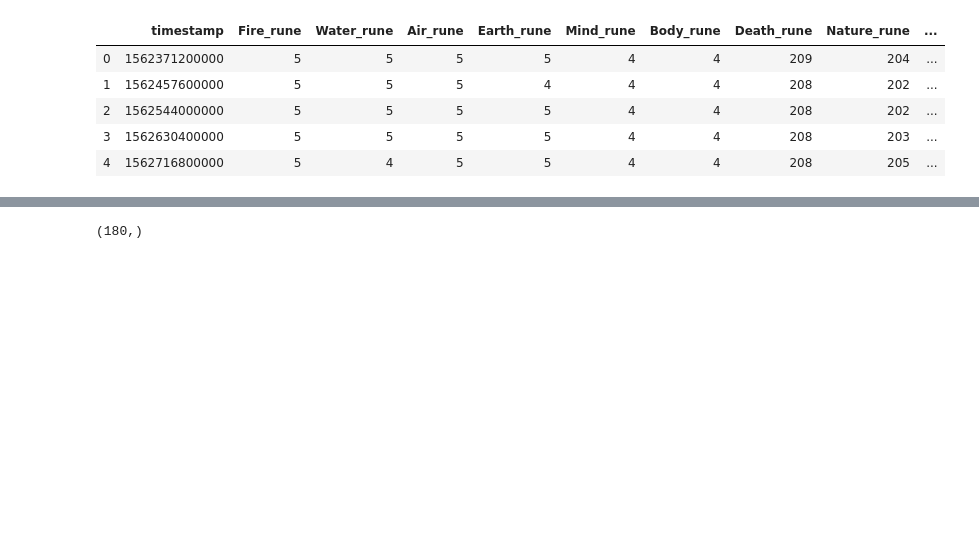
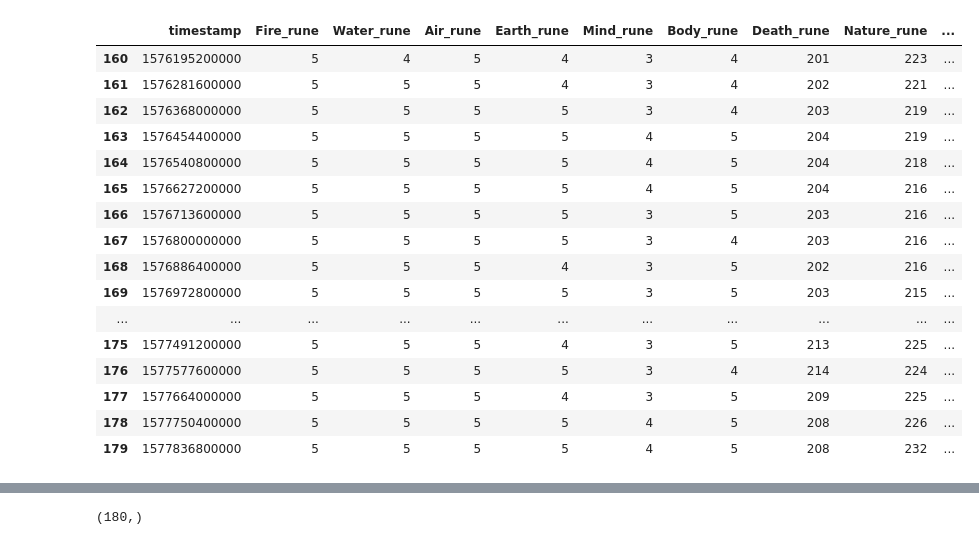
Before and after one commit to IshmaelObeso/GE_Price_Predictor, a Jupyter notebook: ge_time_series_2.ipynb, the cells around one changed output, grey strips where cells are left out. Saved outputs shown, nothing was run; the diff lists cells and outputs as text; code cells hidden in the pictures; blank space fills up the shorter version.

```diff
--- a/ge_time_series_2.ipynb
+++ b/ge_time_series_2.ipynb
@@ -11,12 +12,23 @@ from sklearn.preprocessing import MinMaxScaler
 # %%
 rune_data_filename = 'data/Rune_Data.csv'
 
 rune_dataframe = pd.read_csv(rune_data_filename)
-rune_dataframe.head()
+rune_dataframe.tail(20)
 # %% [output]
 |  | timestamp | Fire_rune | Water_rune | Air_rune | Earth_rune | Mind_rune | Body_rune | Death_rune | Nature_rune | ... |
-| 0 | 1562371200000 | 5 | 5 | 5 | 5 | 4 | 4 | 209 | 204 | ... |
-| 1 | 1562457600000 | 5 | 5 | 5 | 4 | 4 | 4 | 208 | 202 | ... |
-| 2 | 1562544000000 | 5 | 5 | 5 | 5 | 4 | 4 | 208 | 202 | ... |
-| 3 | 1562630400000 | 5 | 5 | 5 | 5 | 4 | 4 | 208 | 203 | ... |
-| 4 | 1562716800000 | 5 | 4 | 5 | 5 | 4 | 4 | 208 | 205 | ... |
+| 160 | 1576195200000 | 5 | 4 | 5 | 4 | 3 | 4 | 201 | 223 | ... |
+| 161 | 1576281600000 | 5 | 5 | 5 | 4 | 3 | 4 | 202 | 221 | ... |
+| 162 | 1576368000000 | 5 | 5 | 5 | 5 | 3 | 4 | 203 | 219 | ... |
+| 163 | 1576454400000 | 5 | 5 | 5 | 5 | 4 | 5 | 204 | 219 | ... |
+| 164 | 1576540800000 | 5 | 5 | 5 | 5 | 4 | 5 | 204 | 218 | ... |
+| 165 | 1576627200000 | 5 | 5 | 5 | 5 | 4 | 5 | 204 | 216 | ... |
+| 166 | 1576713600000 | 5 | 5 | 5 | 5 | 3 | 5 | 203 | 216 | ... |
+| 167 | 1576800000000 | 5 | 5 | 5 | 5 | 3 | 4 | 203 | 216 | ... |
+| 168 | 1576886400000 | 5 | 5 | 5 | 4 | 3 | 5 | 202 | 216 | ... |
+| 169 | 1576972800000 | 5 | 5 | 5 | 5 | 3 | 5 | 203 | 215 | ... |
+| ... | ... | ... | ... | ... | ... | ... | ... | ... | ... | ... |
+| 175 | 1577491200000 | 5 | 5 | 5 | 4 | 3 | 5 | 213 | 225 | ... |
+| 176 | 1577577600000 | 5 | 5 | 5 | 5 | 3 | 4 | 214 | 224 | ... |
+| 177 | 1577664000000 | 5 | 5 | 5 | 4 | 3 | 5 | 209 | 225 | ... |
+| 178 | 1577750400000 | 5 | 5 | 5 | 5 | 4 | 5 | 208 | 226 | ... |
+| 179 | 1577836800000 | 5 | 5 | 5 | 5 | 4 | 5 | 208 | 232 | ... |
```
Also changed, not shown: parts of 38 cells of this notebook, 1 other file.
